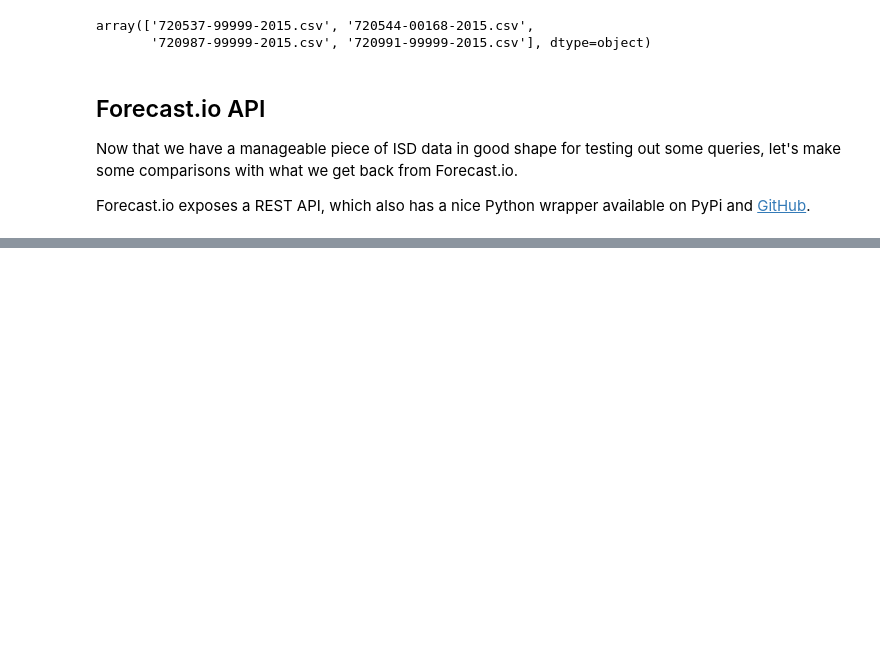
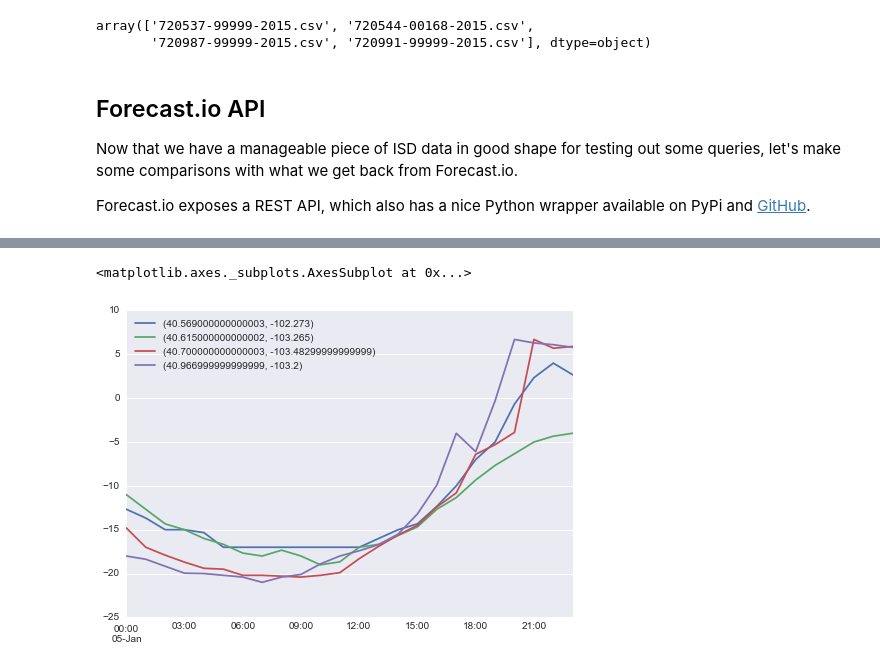
Before and after one commit to hack-c/weathergrab, a Jupyter notebook: Forecast.io vs. raw ISD data smackdown 2015.ipynb, the cells around one changed output, grey strips where cells are left out. Drawn from its saved outputs; the diff is of its cells as text; code cells hidden in the pictures; blank space fills up the shorter version.

```diff
--- a/Forecast.io vs. raw ISD data smackdown 2015.ipynb
+++ b/Forecast.io vs. raw ISD data smackdown 2015.ipynb
@@ -232,0 +239,13 @@ time = pd.datetime(2015, 1, 1, 1)  # 1am on New Year's Day
+# %%
+# let's plot temperature for each of our four clustered stations on January 5,
+# and then query Forecast.io for the "centroid point" and plot that alongside.
+
+day  = df["February, 2015"]
+fns  = day.filename.unique()
+
+# a dataframe with four series corresponding to temps, resampled to an hour (default strategy is taking mean)
+plot_df = pd.DataFrame({str((stations.ix[fn].lat, stations.ix[fn].long)): day[day.filename == fn].temp.resample("1h") for fn in fns})
+plot_df.plot()
+# %% [output]
+<matplotlib.axes._subplots.AxesSubplot at 0x...>
+[figure, added]
```
Also changed, not shown: parts of 12 cells of this notebook.
